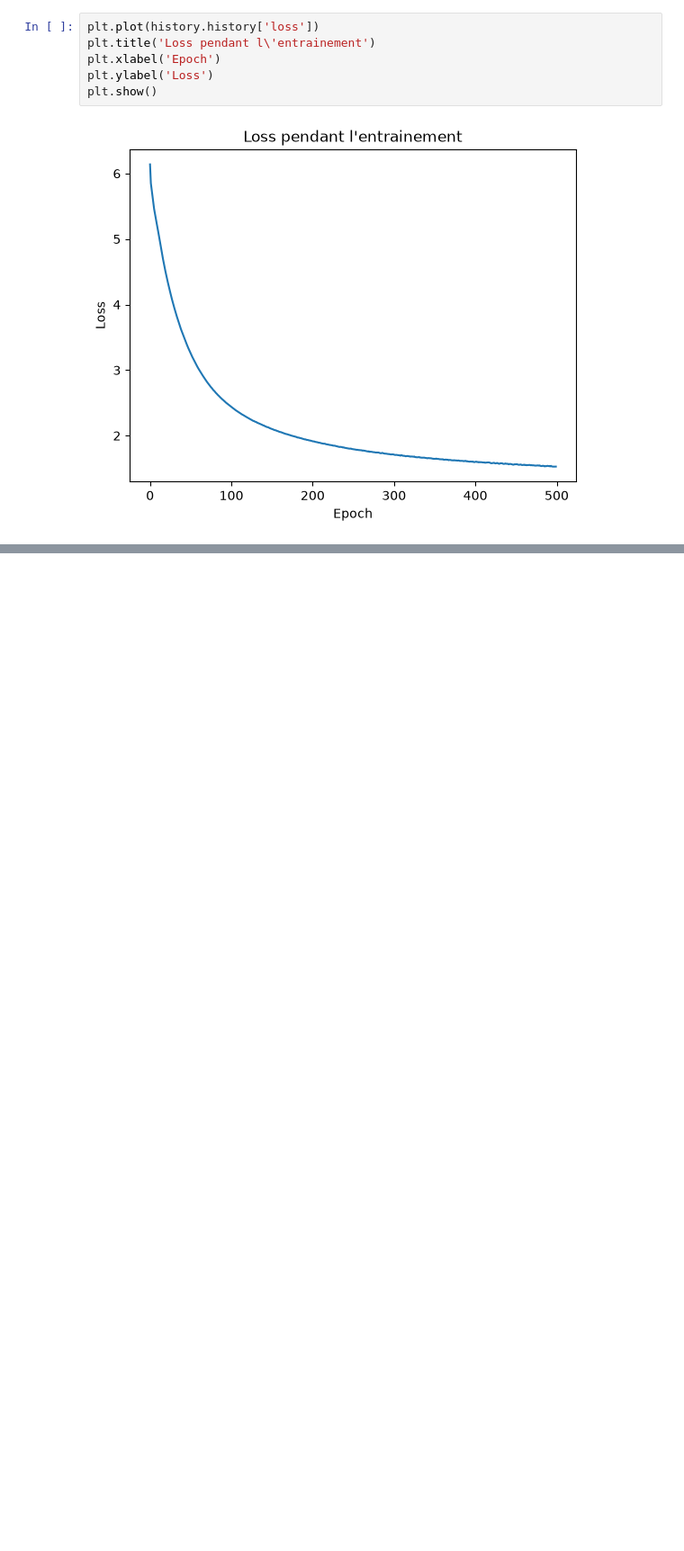
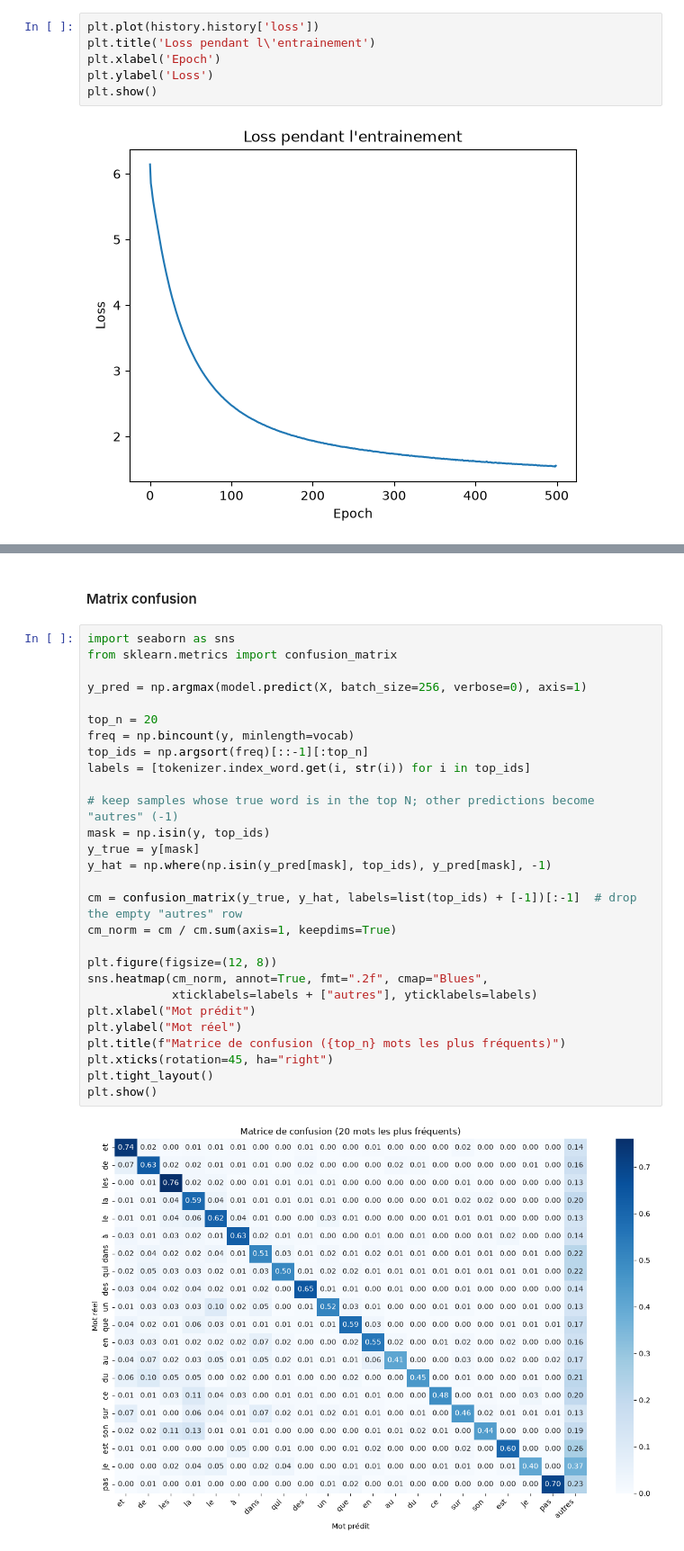
Before and after one commit to Tesfabirhan-WR/deep-learning, a Jupyter notebook: victor_hugo.ipynb, the cells around one changed output, grey strips where cells are left out. Shown at 90% size. Cells and saved outputs as stored; diff of their text form; blank space fills up the shorter version.

```diff
--- a/victor_hugo.ipynb
+++ b/victor_hugo.ipynb
@@ -116,0 +135,32 @@ plt.show()
+# %% [markdown]
+#### Matrix confusion
+# %%
+import seaborn as sns
+from sklearn.metrics import confusion_matrix
+
+y_pred = np.argmax(model.predict(X, batch_size=256, verbose=0), axis=1)
+
+top_n = 20
+freq = np.bincount(y, minlength=vocab)
+top_ids = np.argsort(freq)[::-1][:top_n]
+labels = [tokenizer.index_word.get(i, str(i)) for i in top_ids]
+
+# keep samples whose true word is in the top N; other predictions become "autres" (-1)
+mask = np.isin(y, top_ids)
+y_true = y[mask]
+y_hat = np.where(np.isin(y_pred[mask], top_ids), y_pred[mask], -1)
+
+cm = confusion_matrix(y_true, y_hat, labels=list(top_ids) + [-1])[:-1]  # drop the empty "autres" row
+cm_norm = cm / cm.sum(axis=1, keepdims=True)
+
+plt.figure(figsize=(12, 8))
+sns.heatmap(cm_norm, annot=True, fmt=".2f", cmap="Blues",
+            xticklabels=labels + ["autres"], yticklabels=labels)
+plt.xlabel("Mot prédit")
+plt.ylabel("Mot réel")
+plt.title(f"Matrice de confusion ({top_n} mots les plus fréquents)")
+plt.xticks(rotation=45, ha="right")
+plt.tight_layout()
+plt.show()
+# %% [output]
+[figure, added]
```
Also changed, not shown: parts of 10 cells of this notebook, 4 other files.
